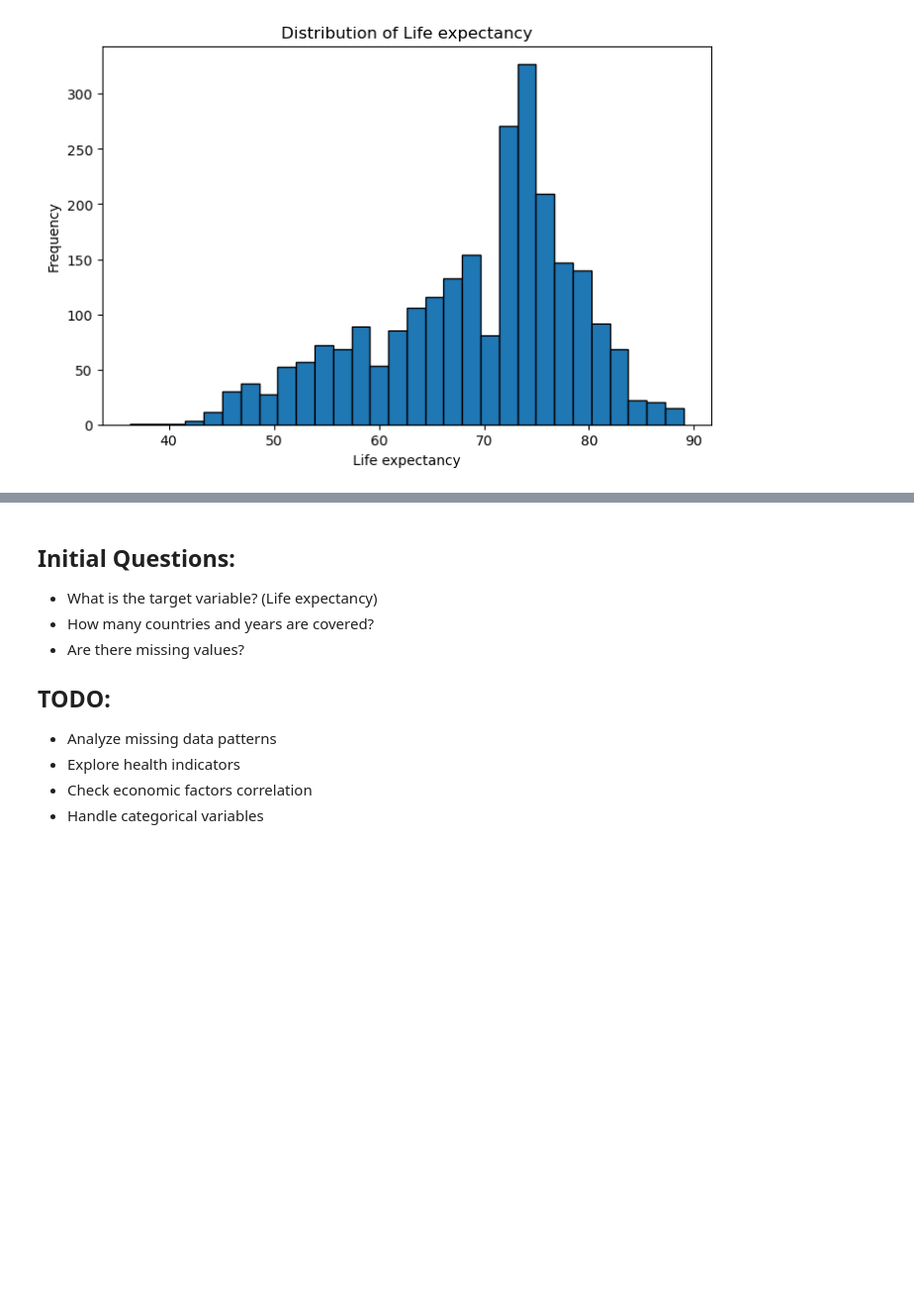
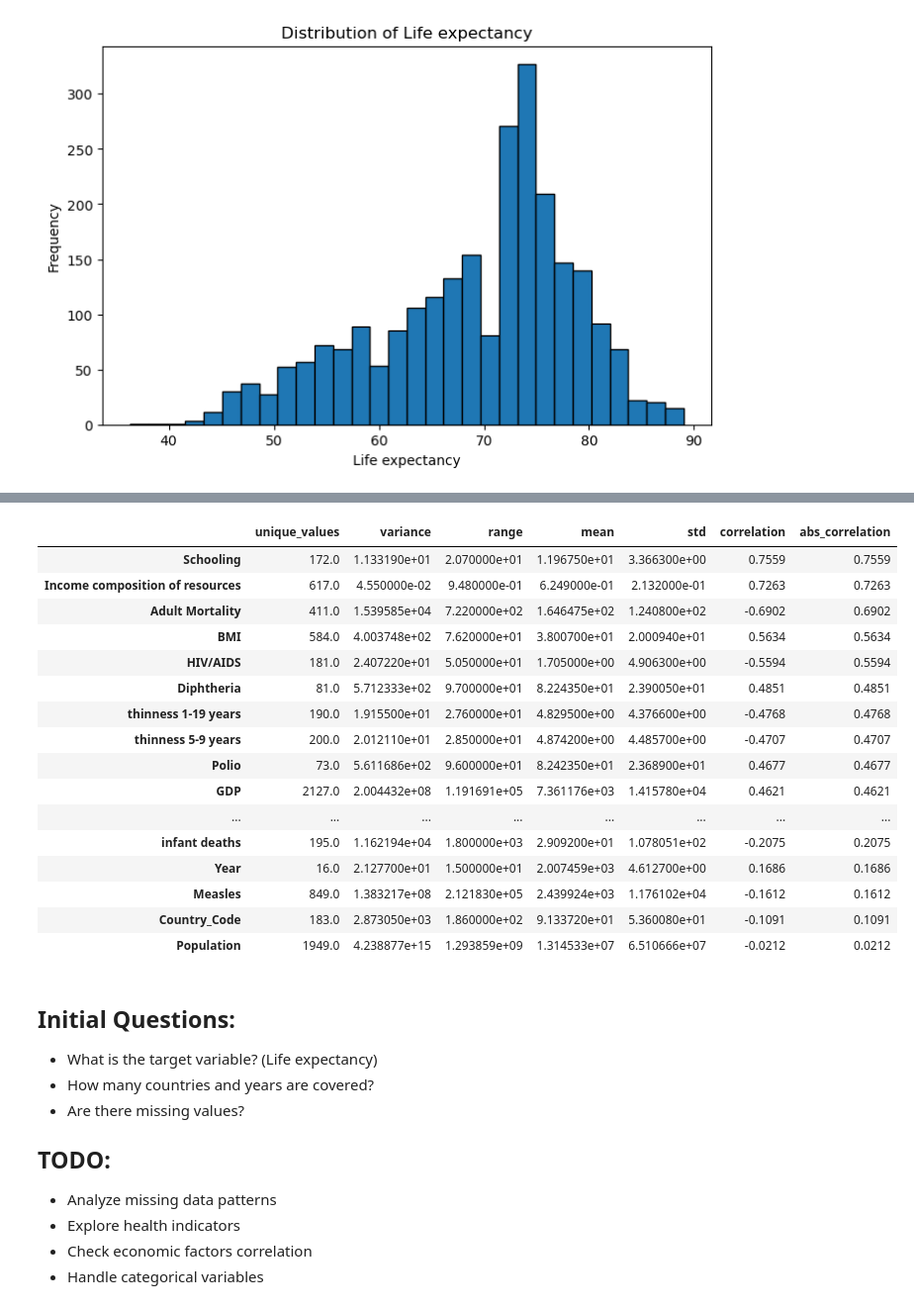
Before and after one commit to chibindaTim/life_expectancy_task, a Jupyter notebook: notebooks/data_exploration.ipynb, the cells around one changed output, grey strips where cells are left out. Shown at 99% size. Drawn from its saved outputs; the diff is of its cells as text; code cells hidden in the pictures; blank space fills up the shorter version.

Commit message:
Correlation of variables

```diff
--- a/notebooks/data_exploration.ipynb
+++ b/notebooks/data_exploration.ipynb
@@ -9,7 +9,7 @@ import matplotlib.pyplot as plt
 import seaborn as sns
 # %%
 # Load the dataset
-df = pd.read_csv(r"C:\Users\nicol\OneDrive\Desktop\Nicole_Otieno_A1\life_expectancy_task\data\Life Expectancy - Life Expectancy (1).csv")
+df = pd.read_csv(r"C:\Users\nicol\life_expectancy_task\data\Life Expectancy - Life Expectancy (1).csv")
 print(f"Dataset shape: {df.shape}")
 df.head()
 # %% [output]
@@ -103,0 +172,18 @@ plt.show()
+# %%
+#Explore Categorical Variables corelation with life expectancy
+target ='Life expectancy'
+
+for col in categorical_cols:
+# Group statistics
+    grouped_stats = df.groupby(col)['Life expectancy'].agg([
+        'count', 'mean', 'median', 'std', 'min', 'max'
+    ]).round(2)
+
+ # Sort by mean price
+    grouped_stats = grouped_stats.sort_values('mean', ascending=False)
+
+    print("-LIFE EXPECTANCY STATISTICS BY CATEGORY ")
+    print(grouped_stats.head(10))
+
+# Visualizations
+plt.figure(figsize=(20, 12))
@@ -103,0 +241,47 @@ plt.show()
+# %%
+# Compare multiple numerical columns in relation with target variable
+comparison_data = {}
+
+print(f"Analyzing correlation with target variable: '{target}'")
+
+for col in numerical_cols:
+    if col in df.columns and col != target:  # Don't correlate target with itself
+        try:
+            clean_data = df[[col, target]].dropna()
+
+            if len(clean_data) > 1:  # Need at least 2 data points for correlation
+                # Calculate correlation safely
+                corr_value = clean_data[col].corr(clean_data[target])
+
+                # Handle NaN correlations (e.g., when one variable is constant)
+                if pd.isna(corr_value):
+                    corr_value = 0.0
+
+                comparison_data[col] = {
+                    'unique_values': clean_data[col].nunique(),
+                    'variance': clean_data[col].var(),
+                    'range': clean_data[col].max() - clean_data[col].min(),
+                    'mean': clean_data[col].mean(),
+                    'std': clean_data[col].std(),
+                    'correlation': corr_value,
+                    'abs_correlation': abs(corr_value)
+                }
+            else:
+                print(f"Warning: Not enough data for column '{col}' (only {len(clean_data)} valid pairs)")
+
+        except Exception as e:
+            print(f"Error processing column '{col}': {str(e)}")
+            continue
+
+# Create and display comparison DataFrame
+if comparison_data:
+    comparison_df = pd.DataFrame(comparison_data).T
+    comparison_df = comparison_df.sort_values('abs_correlation', ascending=False)
+
+    print("\nNUMERICAL COLUMNS COMPARISON")
+
+    display(comparison_df.round(4))
+
+else:
+    print("No numerical data available for comparison")
+# %% [output]
@@ -104,3 +291,20 @@ plt.show()
+|  | unique_values | variance | range | mean | std | correlation | abs_correlation |
+| Schooling | 172.0 | 1.133190e+01 | 2.070000e+01 | 1.196750e+01 | 3.366300e+00 | 0.7559 | 0.7559 |
+| Income composition of resources | 617.0 | 4.550000e-02 | 9.480000e-01 | 6.249000e-01 | 2.132000e-01 | 0.7263 | 0.7263 |
+| Adult Mortality | 411.0 | 1.539585e+04 | 7.220000e+02 | 1.646475e+02 | 1.240800e+02 | -0.6902 | 0.6902 |
+| BMI | 584.0 | 4.003748e+02 | 7.620000e+01 | 3.800700e+01 | 2.000940e+01 | 0.5634 | 0.5634 |
+| HIV/AIDS | 181.0 | 2.407220e+01 | 5.050000e+01 | 1.705000e+00 | 4.906300e+00 | -0.5594 | 0.5594 |
+| Diphtheria | 81.0 | 5.712333e+02 | 9.700000e+01 | 8.224350e+01 | 2.390050e+01 | 0.4851 | 0.4851 |
+| thinness 1-19 years | 190.0 | 1.915500e+01 | 2.760000e+01 | 4.829500e+00 | 4.376600e+00 | -0.4768 | 0.4768 |
+| thinness 5-9 years | 200.0 | 2.012110e+01 | 2.850000e+01 | 4.874200e+00 | 4.485700e+00 | -0.4707 | 0.4707 |
+| Polio | 73.0 | 5.611686e+02 | 9.600000e+01 | 8.242350e+01 | 2.368900e+01 | 0.4677 | 0.4677 |
+| GDP | 2127.0 | 2.004432e+08 | 1.191691e+05 | 7.361176e+03 | 1.415780e+04 | 0.4621 | 0.4621 |
+| ... | ... | ... | ... | ... | ... | ... | ... |
+| infant deaths | 195.0 | 1.162194e+04 | 1.800000e+03 | 2.909200e+01 | 1.078051e+02 | -0.2075 | 0.2075 |
+| Year | 16.0 | 2.127700e+01 | 1.500000e+01 | 2.007459e+03 | 4.612700e+00 | 0.1686 | 0.1686 |
+| Measles | 849.0 | 1.383217e+08 | 2.121830e+05 | 2.439924e+03 | 1.176102e+04 | -0.1612 | 0.1612 |
+| Country_Code | 183.0 | 2.873050e+03 | 1.860000e+02 | 9.133720e+01 | 5.360080e+01 | -0.1091 | 0.1091 |
+| Population | 1949.0 | 4.238877e+15 | 1.293859e+09 | 1.314533e+07 | 6.510666e+07 | -0.0212 | 0.0212 |
 # %% [markdown]
 ## Initial Questions:
 - What is the target variable? (Life expectancy)
```
Also changed, not shown: parts of 5 cells of this notebook.
